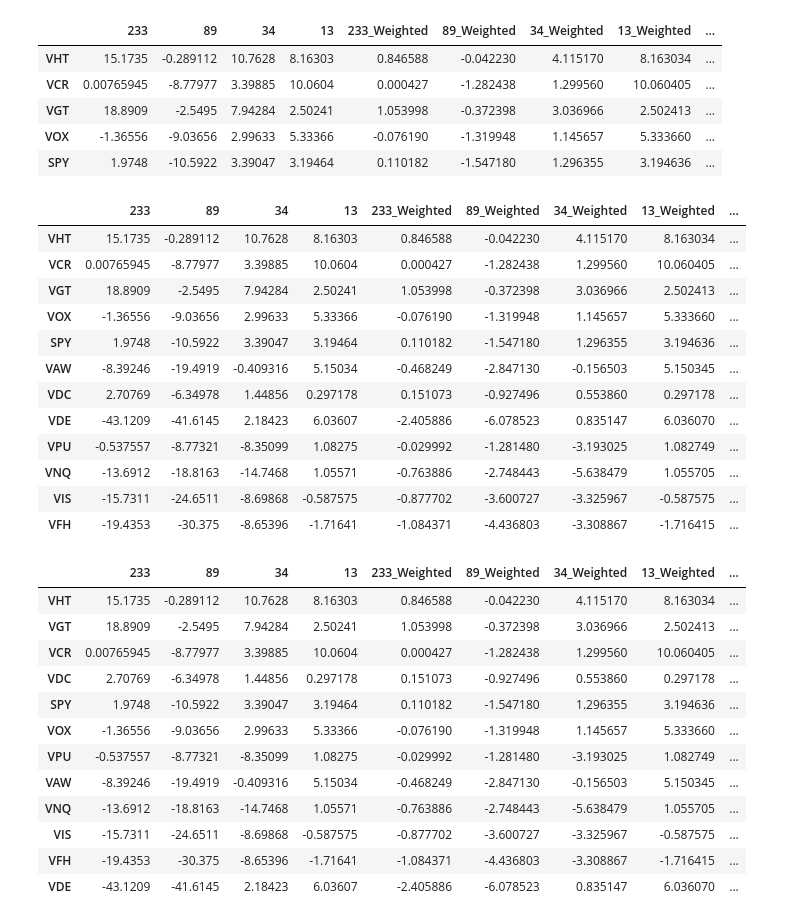
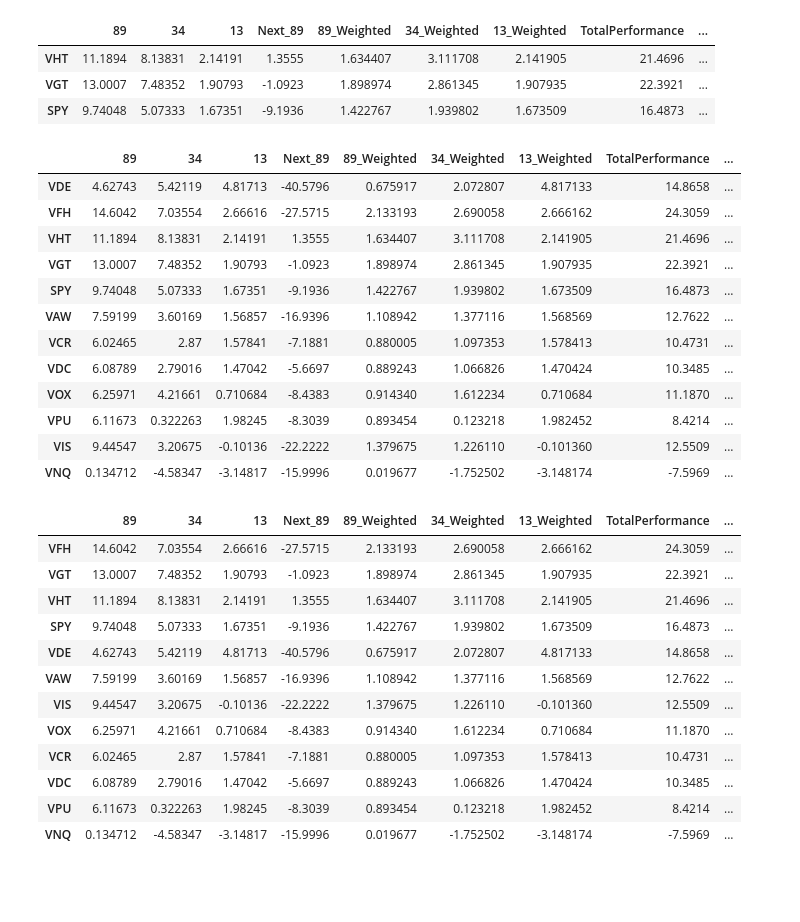
Before and after one commit to silver8ack/stockinator, a Jupyter notebook: stockinator_sectors.ipynb, the cells around one changed output. Saved outputs shown, nothing was run; the diff lists cells and outputs as text; code cells hidden in the pictures; blank space fills up the shorter version.

```diff
--- a/stockinator_sectors.ipynb
+++ b/stockinator_sectors.ipynb
@@ -8,10 +8,10 @@ pd.set_option('display.width', 150)
 # %%
 data = pd.read_pickle('stocks/sectors.pkl')
 #periods = [233, 144, 89, 55, 34, 21, 13]
-periods = [233, 89, 34, 13]
-#periods = [144, 55, 21]
+periods = [89, 34, 13]
+#periods = [144, 34, 13, 5]
 
-df_perf = st.get_period_performance(data, periods=periods, offset=0, weight=periods[-1])
+df_perf = st.get_period_performance(data, periods=periods, offset=89, weight=periods[-1])
 display(df_perf.describe())
 display(df_perf[df_perf.apply(lambda x: x.between(x.quantile(.382), x.quantile(1))).all(1)].sort_values('TotalWeight', ascending=False))
 display(df_perf.sort_values('TotalWeight', ascending=False))
@@ -29,32 +29,30 @@ display(df_perf.sort_values('TotalPerformance', ascending=False))
-|  | 233 | 89 | 34 | 13 | 233_Weighted | 89_Weighted | 34_Weighted | 13_Weighted | ... |
-| VHT | 15.1735 | -0.289112 | 10.7628 | 8.16303 | 0.846588 | -0.042230 | 4.115170 | 8.163034 | ... |
-| VCR | 0.00765945 | -8.77977 | 3.39885 | 10.0604 | 0.000427 | -1.282438 | 1.299560 | 10.060405 | ... |
-| VGT | 18.8909 | -2.5495 | 7.94284 | 2.50241 | 1.053998 | -0.372398 | 3.036966 | 2.502413 | ... |
-| VOX | -1.36556 | -9.03656 | 2.99633 | 5.33366 | -0.076190 | -1.319948 | 1.145657 | 5.333660 | ... |
-| SPY | 1.9748 | -10.5922 | 3.39047 | 3.19464 | 0.110182 | -1.547180 | 1.296355 | 3.194636 | ... |
+|  | 89 | 34 | 13 | Next_89 | 89_Weighted | 34_Weighted | 13_Weighted | TotalPerformance | ... |
+| VHT | 11.1894 | 8.13831 | 2.14191 | 1.3555 | 1.634407 | 3.111708 | 2.141905 | 21.4696 | ... |
+| VGT | 13.0007 | 7.48352 | 1.90793 | -1.0923 | 1.898974 | 2.861345 | 1.907935 | 22.3921 | ... |
+| SPY | 9.74048 | 5.07333 | 1.67351 | -9.1936 | 1.422767 | 1.939802 | 1.673509 | 16.4873 | ... |
-|  | 233 | 89 | 34 | 13 | 233_Weighted | 89_Weighted | 34_Weighted | 13_Weighted | ... |
-| VHT | 15.1735 | -0.289112 | 10.7628 | 8.16303 | 0.846588 | -0.042230 | 4.115170 | 8.163034 | ... |
-| VCR | 0.00765945 | -8.77977 | 3.39885 | 10.0604 | 0.000427 | -1.282438 | 1.299560 | 10.060405 | ... |
-| VGT | 18.8909 | -2.5495 | 7.94284 | 2.50241 | 1.053998 | -0.372398 | 3.036966 | 2.502413 | ... |
-| VOX | -1.36556 | -9.03656 | 2.99633 | 5.33366 | -0.076190 | -1.319948 | 1.145657 | 5.333660 | ... |
-| SPY | 1.9748 | -10.5922 | 3.39047 | 3.19464 | 0.110182 | -1.547180 | 1.296355 | 3.194636 | ... |
-| VAW | -8.39246 | -19.4919 | -0.409316 | 5.15034 | -0.468249 | -2.847130 | -0.156503 | 5.150345 | ... |
-| VDC | 2.70769 | -6.34978 | 1.44856 | 0.297178 | 0.151073 | -0.927496 | 0.553860 | 0.297178 | ... |
-| VDE | -43.1209 | -41.6145 | 2.18423 | 6.03607 | -2.405886 | -6.078523 | 0.835147 | 6.036070 | ... |
-| VPU | -0.537557 | -8.77321 | -8.35099 | 1.08275 | -0.029992 | -1.281480 | -3.193025 | 1.082749 | ... |
-| VNQ | -13.6912 | -18.8163 | -14.7468 | 1.05571 | -0.763886 | -2.748443 | -5.638479 | 1.055705 | ... |
-| VIS | -15.7311 | -24.6511 | -8.69868 | -0.587575 | -0.877702 | -3.600727 | -3.325967 | -0.587575 | ... |
-| VFH | -19.4353 | -30.375 | -8.65396 | -1.71641 | -1.084371 | -4.436803 | -3.308867 | -1.716415 | ... |
+|  | 89 | 34 | 13 | Next_89 | 89_Weighted | 34_Weighted | 13_Weighted | TotalPerformance | ... |
+| VDE | 4.62743 | 5.42119 | 4.81713 | -40.5796 | 0.675917 | 2.072807 | 4.817133 | 14.8658 | ... |
+| VFH | 14.6042 | 7.03554 | 2.66616 | -27.5715 | 2.133193 | 2.690058 | 2.666162 | 24.3059 | ... |
+| VHT | 11.1894 | 8.13831 | 2.14191 | 1.3555 | 1.634407 | 3.111708 | 2.141905 | 21.4696 | ... |
+| VGT | 13.0007 | 7.48352 | 1.90793 | -1.0923 | 1.898974 | 2.861345 | 1.907935 | 22.3921 | ... |
+| SPY | 9.74048 | 5.07333 | 1.67351 | -9.1936 | 1.422767 | 1.939802 | 1.673509 | 16.4873 | ... |
+| VAW | 7.59199 | 3.60169 | 1.56857 | -16.9396 | 1.108942 | 1.377116 | 1.568569 | 12.7622 | ... |
+| VCR | 6.02465 | 2.87 | 1.57841 | -7.1881 | 0.880005 | 1.097353 | 1.578413 | 10.4731 | ... |
+| VDC | 6.08789 | 2.79016 | 1.47042 | -5.6697 | 0.889243 | 1.066826 | 1.470424 | 10.3485 | ... |
+| VOX | 6.25971 | 4.21661 | 0.710684 | -8.4383 | 0.914340 | 1.612234 | 0.710684 | 11.1870 | ... |
+| VPU | 6.11673 | 0.322263 | 1.98245 | -8.3039 | 0.893454 | 0.123218 | 1.982452 | 8.4214 | ... |
+| VIS | 9.44547 | 3.20675 | -0.10136 | -22.2222 | 1.379675 | 1.226110 | -0.101360 | 12.5509 | ... |
+| VNQ | 0.134712 | -4.58347 | -3.14817 | -15.9996 | 0.019677 | -1.752502 | -3.148174 | -7.5969 | ... |
-|  | 233 | 89 | 34 | 13 | 233_Weighted | 89_Weighted | 34_Weighted | 13_Weighted | ... |
-| VHT | 15.1735 | -0.289112 | 10.7628 | 8.16303 | 0.846588 | -0.042230 | 4.115170 | 8.163034 | ... |
-| VGT | 18.8909 | -2.5495 | 7.94284 | 2.50241 | 1.053998 | -0.372398 | 3.036966 | 2.502413 | ... |
-| VCR | 0.00765945 | -8.77977 | 3.39885 | 10.0604 | 0.000427 | -1.282438 | 1.299560 | 10.060405 | ... |
-| VDC | 2.70769 | -6.34978 | 1.44856 | 0.297178 | 0.151073 | -0.927496 | 0.553860 | 0.297178 | ... |
-| SPY | 1.9748 | -10.5922 | 3.39047 | 3.19464 | 0.110182 | -1.547180 | 1.296355 | 3.194636 | ... |
-| VOX | -1.36556 | -9.03656 | 2.99633 | 5.33366 | -0.076190 | -1.319948 | 1.145657 | 5.333660 | ... |
-| VPU | -0.537557 | -8.77321 | -8.35099 | 1.08275 | -0.029992 | -1.281480 | -3.193025 | 1.082749 | ... |
-| VAW | -8.39246 | -19.4919 | -0.409316 | 5.15034 | -0.468249 | -2.847130 | -0.156503 | 5.150345 | ... |
-| VNQ | -13.6912 | -18.8163 | -14.7468 | 1.05571 | -0.763886 | -2.748443 | -5.638479 | 1.055705 | ... |
-| VIS | -15.7311 | -24.6511 | -8.69868 | -0.587575 | -0.877702 | -3.600727 | -3.325967 | -0.587575 | ... |
-| VFH | -19.4353 | -30.375 | -8.65396 | -1.71641 | -1.084371 | -4.436803 | -3.308867 | -1.716415 | ... |
-| VDE | -43.1209 | -41.6145 | 2.18423 | 6.03607 | -2.405886 | -6.078523 | 0.835147 | 6.036070 | ... |
+|  | 89 | 34 | 13 | Next_89 | 89_Weighted | 34_Weighted | 13_Weighted | TotalPerformance | ... |
+| VFH | 14.6042 | 7.03554 | 2.66616 | -27.5715 | 2.133193 | 2.690058 | 2.666162 | 24.3059 | ... |
+| VGT | 13.0007 | 7.48352 | 1.90793 | -1.0923 | 1.898974 | 2.861345 | 1.907935 | 22.3921 | ... |
+| VHT | 11.1894 | 8.13831 | 2.14191 | 1.3555 | 1.634407 | 3.111708 | 2.141905 | 21.4696 | ... |
+| SPY | 9.74048 | 5.07333 | 1.67351 | -9.1936 | 1.422767 | 1.939802 | 1.673509 | 16.4873 | ... |
+| VDE | 4.62743 | 5.42119 | 4.81713 | -40.5796 | 0.675917 | 2.072807 | 4.817133 | 14.8658 | ... |
+| VAW | 7.59199 | 3.60169 | 1.56857 | -16.9396 | 1.108942 | 1.377116 | 1.568569 | 12.7622 | ... |
+| VIS | 9.44547 | 3.20675 | -0.10136 | -22.2222 | 1.379675 | 1.226110 | -0.101360 | 12.5509 | ... |
+| VOX | 6.25971 | 4.21661 | 0.710684 | -8.4383 | 0.914340 | 1.612234 | 0.710684 | 11.1870 | ... |
+| VCR | 6.02465 | 2.87 | 1.57841 | -7.1881 | 0.880005 | 1.097353 | 1.578413 | 10.4731 | ... |
+| VDC | 6.08789 | 2.79016 | 1.47042 | -5.6697 | 0.889243 | 1.066826 | 1.470424 | 10.3485 | ... |
+| VPU | 6.11673 | 0.322263 | 1.98245 | -8.3039 | 0.893454 | 0.123218 | 1.982452 | 8.4214 | ... |
+| VNQ | 0.134712 | -4.58347 | -3.14817 | -15.9996 | 0.019677 | -1.752502 | -3.148174 | -7.5969 | ... |
```
Also changed, not shown: parts of 1 cell of this notebook, 4 other files.
